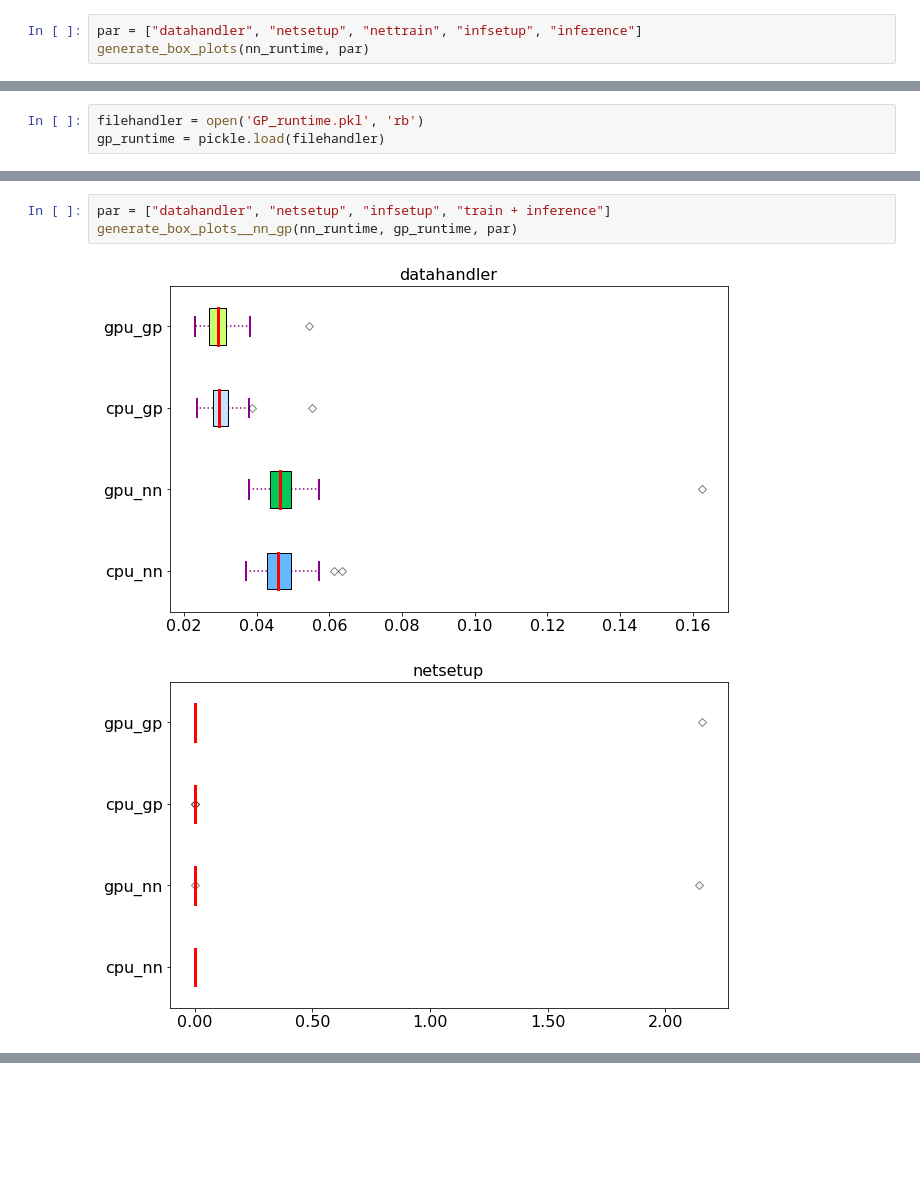
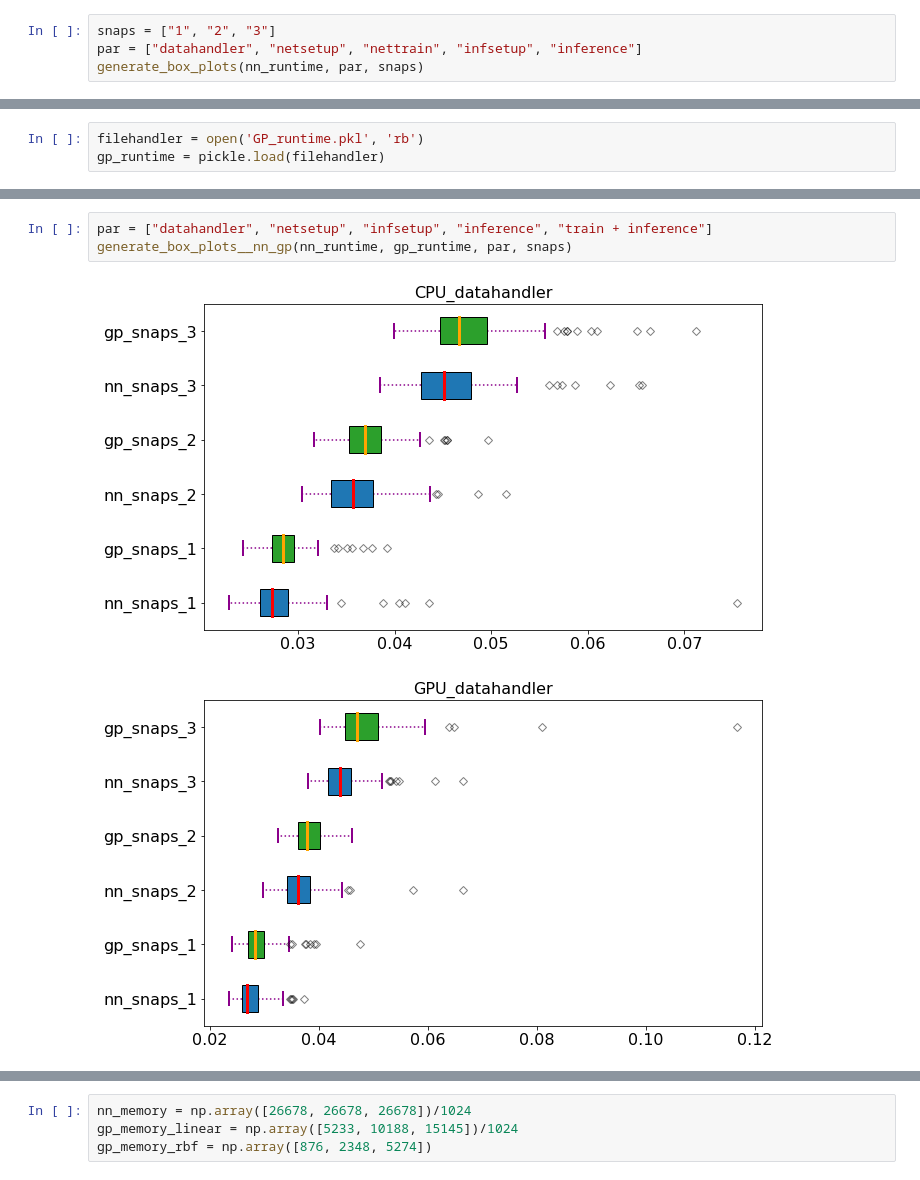
Before and after one commit to somas193/mala, a Jupyter notebook: examples/Plot_Runtime.ipynb, the cells around one changed output, grey strips where cells are left out. Saved outputs shown, nothing was run; the diff lists cells and outputs as text; blank space fills up the shorter version.

```diff
--- a/examples/Plot_Runtime.ipynb
+++ b/examples/Plot_Runtime.ipynb
@@ -100,4 +110,5 @@ Item: cpu_nettrain Used 108 times
 # %%
+snaps = ["1", "2", "3"]
 par = ["datahandler", "netsetup", "nettrain", "infsetup", "inference"]
-generate_box_plots(nn_runtime, par)
+generate_box_plots(nn_runtime, par, snaps)
 # %% [output]
@@ -215,6 +249,6 @@ def generate_box_plots__nn_gp(nnruntime, gpruntime, parameters):
 # %%
-par = ["datahandler", "netsetup", "infsetup", "train + inference"]
-generate_box_plots__nn_gp(nn_runtime, gp_runtime, par)
+par = ["datahandler", "netsetup", "infsetup", "inference", "train + inference"]
+generate_box_plots__nn_gp(nn_runtime, gp_runtime, par, snaps)
 # %% [output]
-[figure, old version]
+[figure, new version]
-[figure, old version]
+[figure, new version]
@@ -222,0 +263,4 @@ generate_box_plots__nn_gp(nn_runtime, gp_runtime, par)
+# %%
+nn_memory = np.array([26678, 26678, 26678])/1024
+gp_memory_linear = np.array([5233, 10188, 15145])/1024
+gp_memory_rbf = np.array([876, 2348, 5274])
```
Also changed, not shown: parts of 9 cells of this notebook, 3 other files.
